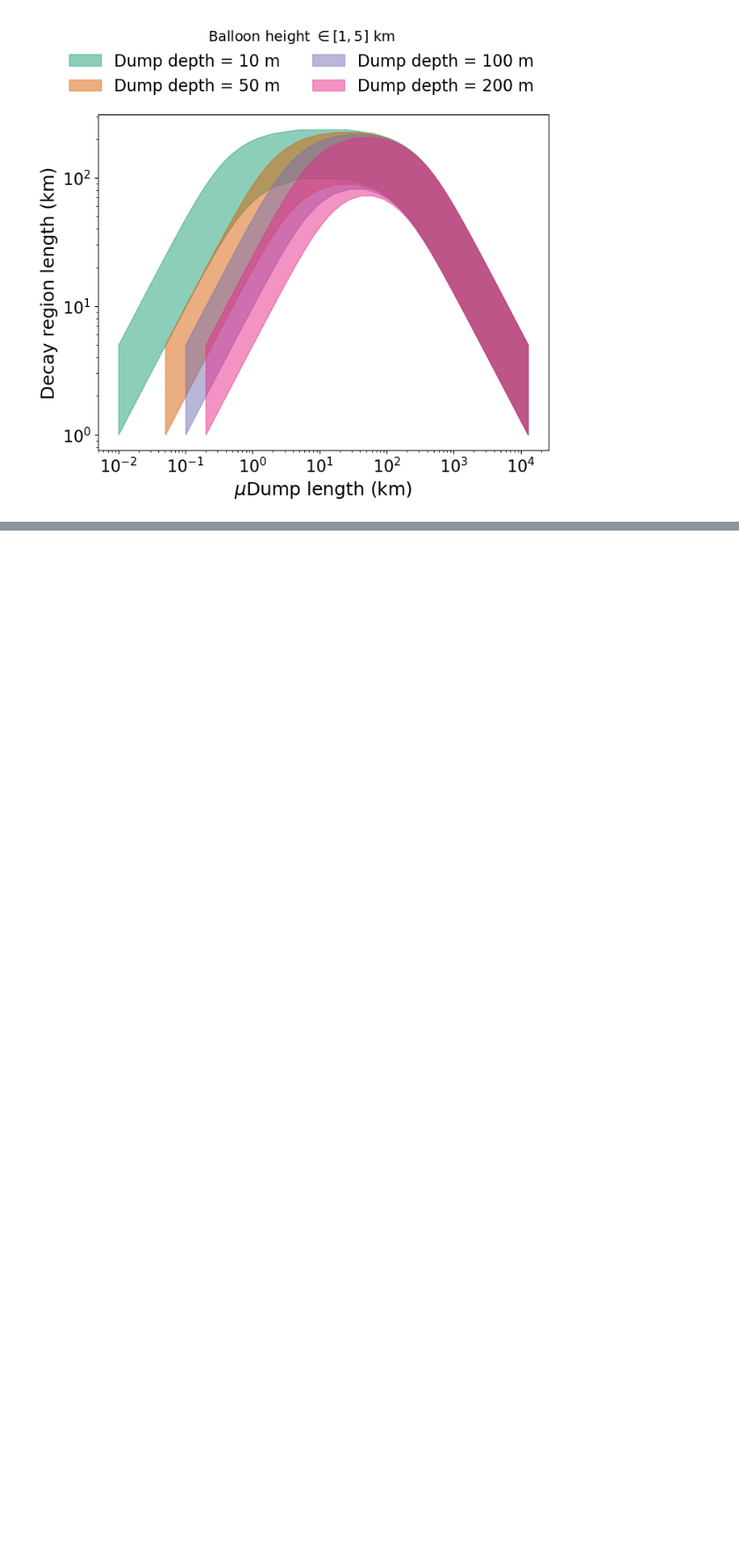
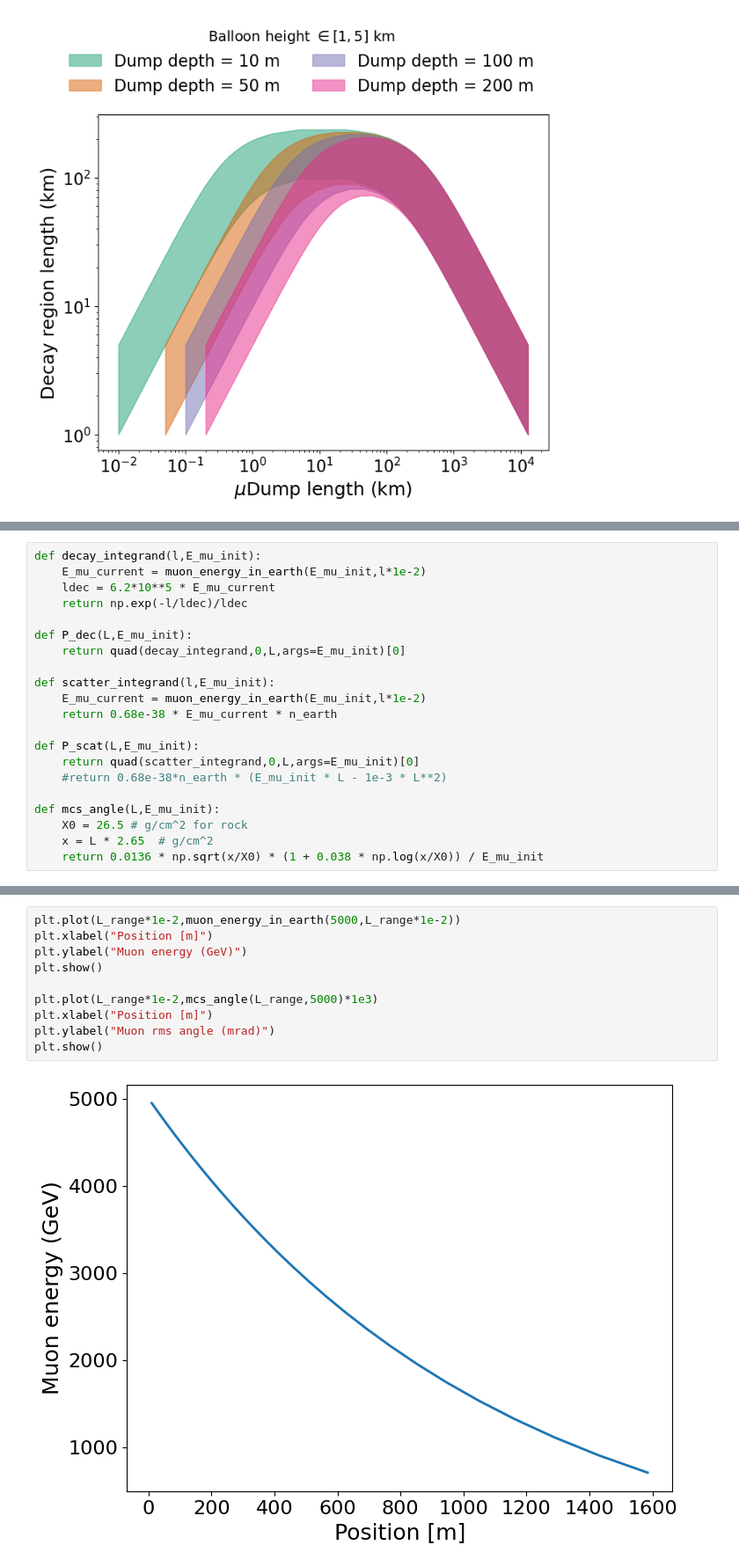
Before and after one commit to nickkamp1/NeutrinoFactoryHNL, a Jupyter notebook: BalloonSandbox.ipynb, the cells around one changed output, grey strips where cells are left out. Shown at 88% size. Drawn from its saved outputs; the diff is of its cells as text; blank space fills up the shorter version.

```diff
--- a/BalloonSandbox.ipynb
+++ b/BalloonSandbox.ipynb
@@ -679,0 +682,21 @@ plt.show()
+# %%
+def decay_integrand(l,E_mu_init):
+    E_mu_current = muon_energy_in_earth(E_mu_init,l*1e-2)
+    ldec = 6.2*10**5 * E_mu_current
+    return np.exp(-l/ldec)/ldec
+
+def P_dec(L,E_mu_init):
+    return quad(decay_integrand,0,L,args=E_mu_init)[0]
+
+def scatter_integrand(l,E_mu_init):
+    E_mu_current = muon_energy_in_earth(E_mu_init,l*1e-2)
+    return 0.68e-38 * E_mu_current * n_earth
+
+def P_scat(L,E_mu_init):
+    return quad(scatter_integrand,0,L,args=E_mu_init)[0]
+    #return 0.68e-38*n_earth * (E_mu_init * L - 1e-3 * L**2)
+
+def mcs_angle(L,E_mu_init):
+    X0 = 26.5 # g/cm^2 for rock
+    x = L * 2.65  # g/cm^2
+    return 0.0136 * np.sqrt(x/X0) * (1 + 0.038 * np.log(x/X0)) / E_mu_init
@@ -679,0 +741,12 @@ plt.show()
+# %%
+plt.plot(L_range*1e-2,muon_energy_in_earth(5000,L_range*1e-2))
+plt.xlabel("Position [m]")
+plt.ylabel("Muon energy (GeV)")
+plt.show()
+
+plt.plot(L_range*1e-2,mcs_angle(L_range,5000)*1e3)
+plt.xlabel("Position [m]")
+plt.ylabel("Muon rms angle (mrad)")
+plt.show()
+# %% [output]
+[figure, added]
```
Also changed, not shown: parts of 7 cells of this notebook, 9 other files.
